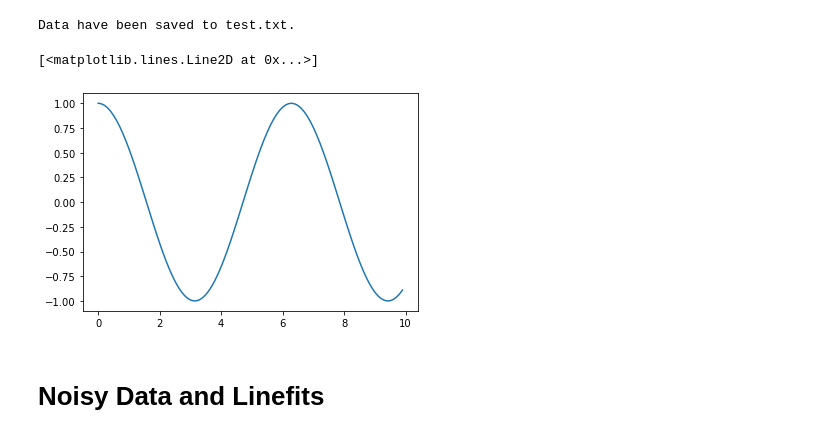
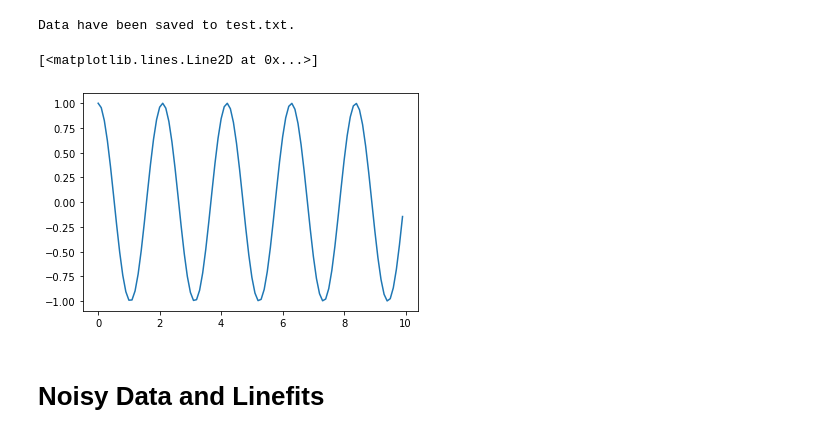
Before and after one commit to thomas-haslwanter/sapy, a Jupyter notebook: ipynbs/2_gettingStarted.ipynb, the cells around one changed output. Cells and saved outputs as stored; diff of their text form; code cells hidden in the pictures.

```diff
--- a/ipynbs/2_gettingStarted.ipynb
+++ b/ipynbs/2_gettingStarted.ipynb
@@ -53,16 +53,16 @@ Data have been saved to test.txt.
 # %%
 # Read the data into a different variable
 inData = np.loadtxt(out_file)
 t2 = inData[:,0] # Note that Python starts at "0"!
 x2 = inData[:,1]
 
 # Note: Python used (...) for function arguments, and [...] for indexing.
 
 # Plot the data
-plt.plot(t, np.cos(t))
+plt.plot(t, np.cos(3*t))
 # %% [output]
 [<matplotlib.lines.Line2D at 0x...>]
-[figure, old version]
+[figure, new version]
 # %% [markdown]
 # Noisy Data and Linefits
 # %% [markdown]
```
Also changed, not shown: parts of 6 cells of this notebook, 7 other files.
